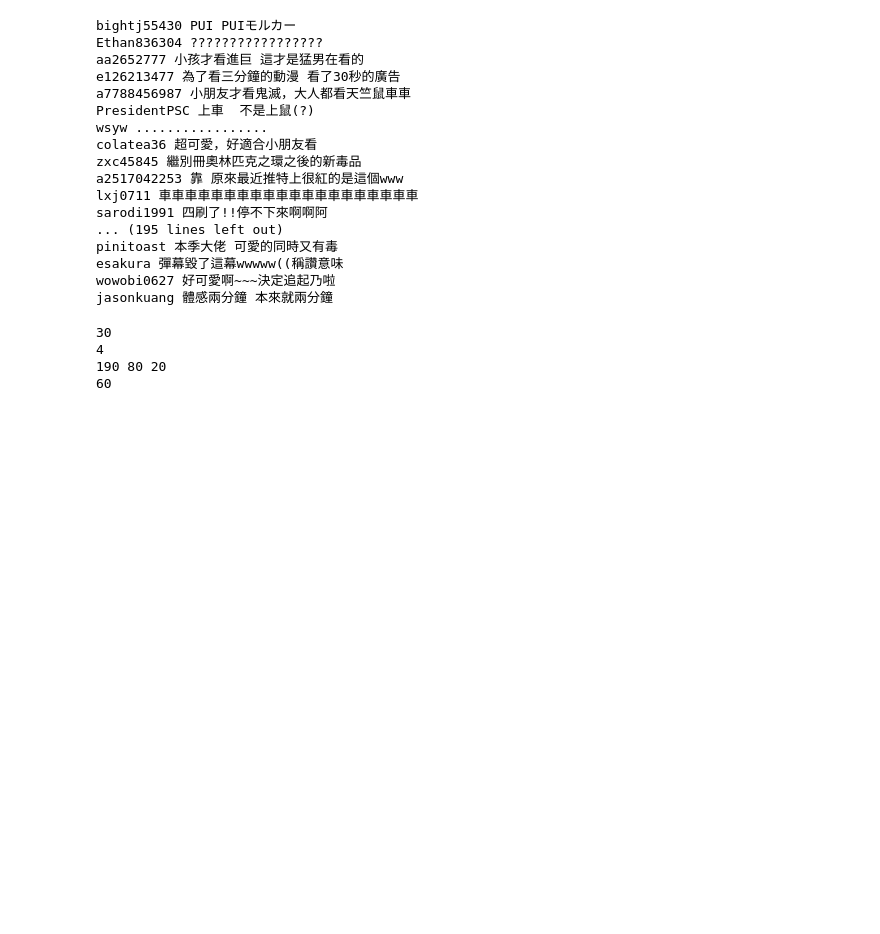
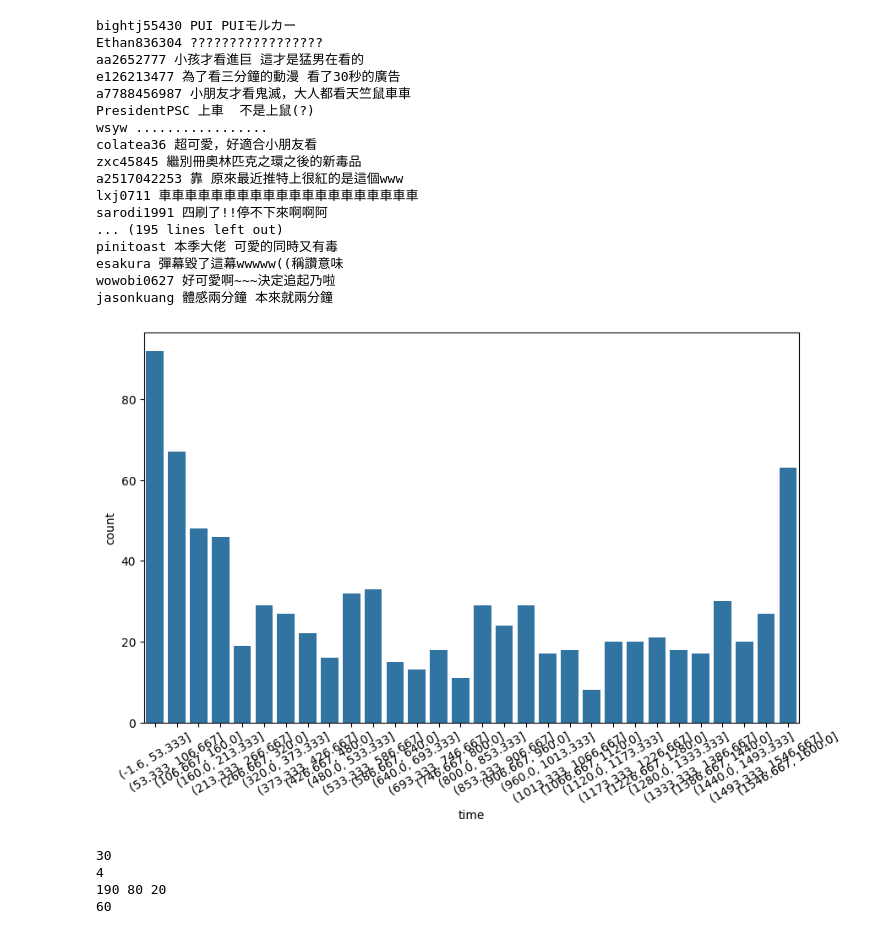
Before and after one commit to Elwing-Chou/ntut0315, a Jupyter notebook: ntut_0329_1.ipynb, the cells around one changed output. Saved outputs shown, nothing was run; the diff lists cells and outputs as text; code cells hidden in the pictures; blank space fills up the shorter version.

```diff
--- a/ntut_0329_1.ipynb
+++ b/ntut_0329_1.ipynb
@@ -81,6 +81,34 @@ pinitoast 本季大佬 可愛的同時又有毒
 esakura 彈幕毀了這幕wwwww((稱讚意味
 wowobi0627 好可愛啊~~~決定追起乃啦
 jasonkuang 體感兩分鐘 本來就兩分鐘
+# %%
+import json
+import urllib.request as req
+
+url = "https://api.gamer.com.tw/anime/v1/danmu.php?videoSn=20454&geo=TW%2CHK"
+f = req.urlopen(url)
+content = f.read()
+content = content.decode("utf-8")
+content_json = json.loads(content)
+danmu_list = content_json["data"]["danmu"]
+
+# pandas: 表格處理
+import pandas as pd
+# 轉換表格
+table = pd.DataFrame(danmu_list)
+# 拿出time這行, pd.cut
+interval = pd.cut(table["time"], bins=30)
+# 畫圖
+import seaborn as sns
+import matplotlib.pyplot as plt
+plt.figure(figsize=(10, 6))
+# 劃出數量圖
+sns.countplot(x=interval)
+# 微調我的表格的一些細節
+plt.xticks(rotation=30)
+plt.show()
+# %% [output]
+[figure, added]
 # %%
 # list詳細操作
 scores = [30, 20, 80, 60]
```
